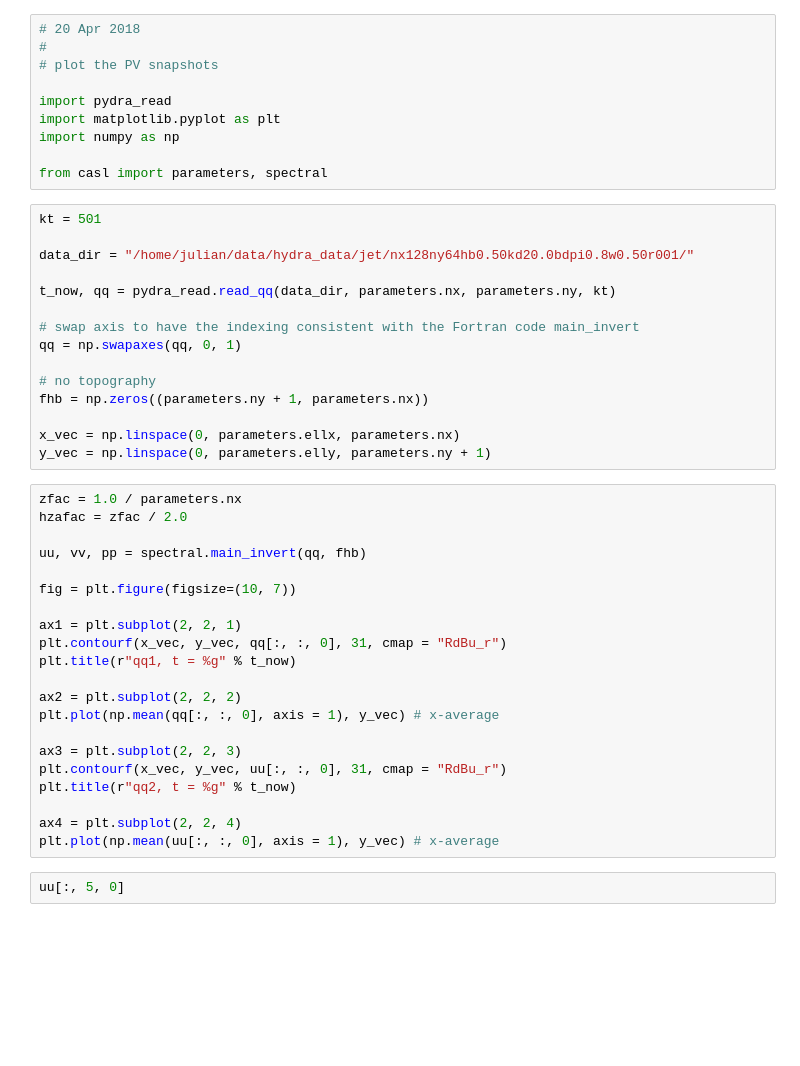
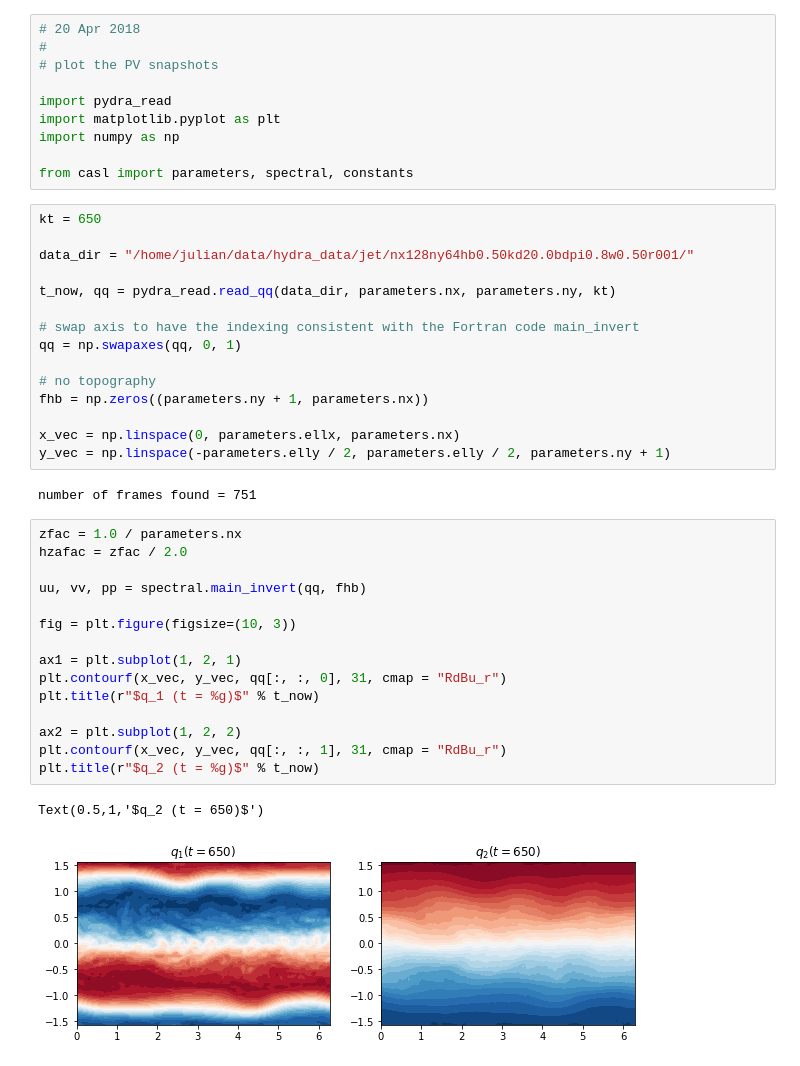
Before and after one commit to julianmak/pydra, a Jupyter notebook: wrapper/testing_zonal.ipynb, the cells around one changed output. Cells and saved outputs as stored; diff of their text form; blank space fills up the shorter version.

```diff
--- a/wrapper/testing_zonal.ipynb
+++ b/wrapper/testing_zonal.ipynb
@@ -7,9 +7,9 @@ import pydra_read
 import matplotlib.pyplot as plt
 import numpy as np
 
-from casl import parameters, spectral
+from casl import parameters, spectral, constants
 # %%
-kt = 501
+kt = 650
 
 data_dir = "/home/julian/data/hydra_data/jet/nx128ny64hb0.50kd20.0bdpi0.8w0.50r001/"
 
@@ -22,27 +22,24 @@ qq = np.swapaxes(qq, 0, 1)
 fhb = np.zeros((parameters.ny + 1, parameters.nx))
 
 x_vec = np.linspace(0, parameters.ellx, parameters.nx)
-y_vec = np.linspace(0, parameters.elly, parameters.ny + 1)
+y_vec = np.linspace(-parameters.elly / 2, parameters.elly / 2, parameters.ny + 1)
+# %% [output]
+number of frames found = 751
 # %%
 zfac = 1.0 / parameters.nx
 hzafac = zfac / 2.0
 
 uu, vv, pp = spectral.main_invert(qq, fhb)
 
-fig = plt.figure(figsize=(10, 7))
+fig = plt.figure(figsize=(10, 3))
 
-ax1 = plt.subplot(2, 2, 1)
+ax1 = plt.subplot(1, 2, 1)
 plt.contourf(x_vec, y_vec, qq[:, :, 0], 31, cmap = "RdBu_r")
-plt.title(r"qq1, t = %g" % t_now)
+plt.title(r"$q_1 (t = %g)$" % t_now)
 
-ax2 = plt.subplot(2, 2, 2)
-plt.plot(np.mean(qq[:, :, 0], axis = 1), y_vec) # x-average
-
-ax3 = plt.subplot(2, 2, 3)
-plt.contourf(x_vec, y_vec, uu[:, :, 0], 31, cmap = "RdBu_r")
-plt.title(r"qq2, t = %g" % t_now)
-
-ax4 = plt.subplot(2, 2, 4)
-plt.plot(np.mean(uu[:, :, 0], axis = 1), y_vec) # x-average
+ax2 = plt.subplot(1, 2, 2)
+plt.contourf(x_vec, y_vec, qq[:, :, 1], 31, cmap = "RdBu_r")
+plt.title(r"$q_2 (t = %g)$" % t_now)
+# %% [output]
+Text(0.5,1,'$q_2 (t = 650)$')
+[figure, added]
-# %%
-uu[:, 5, 0]
```
Also changed, not shown: parts of 4 cells of this notebook.
